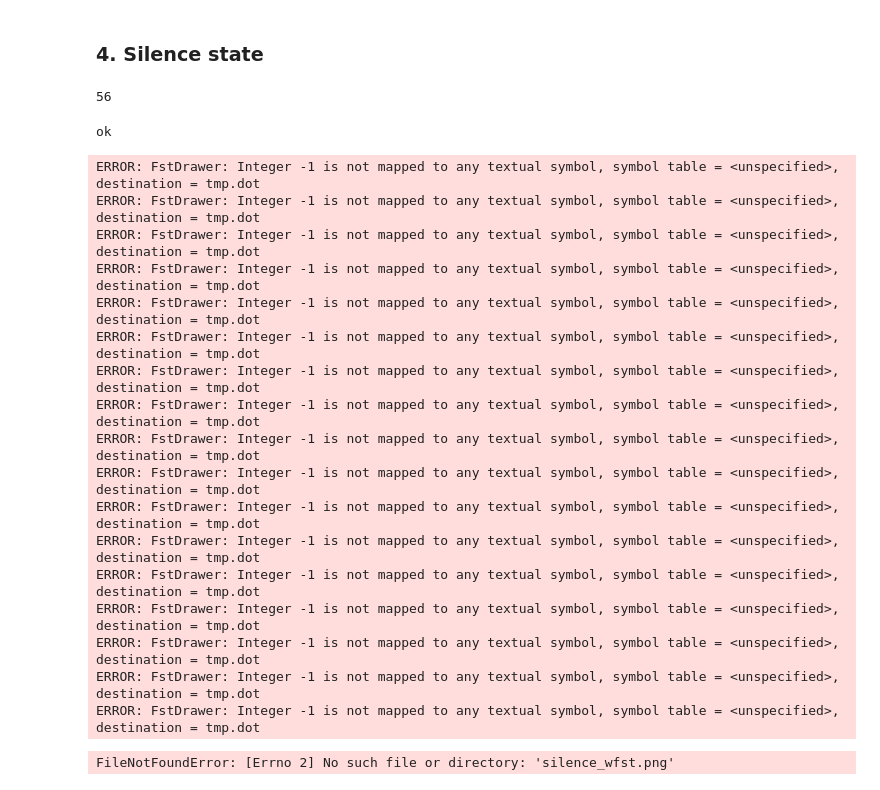
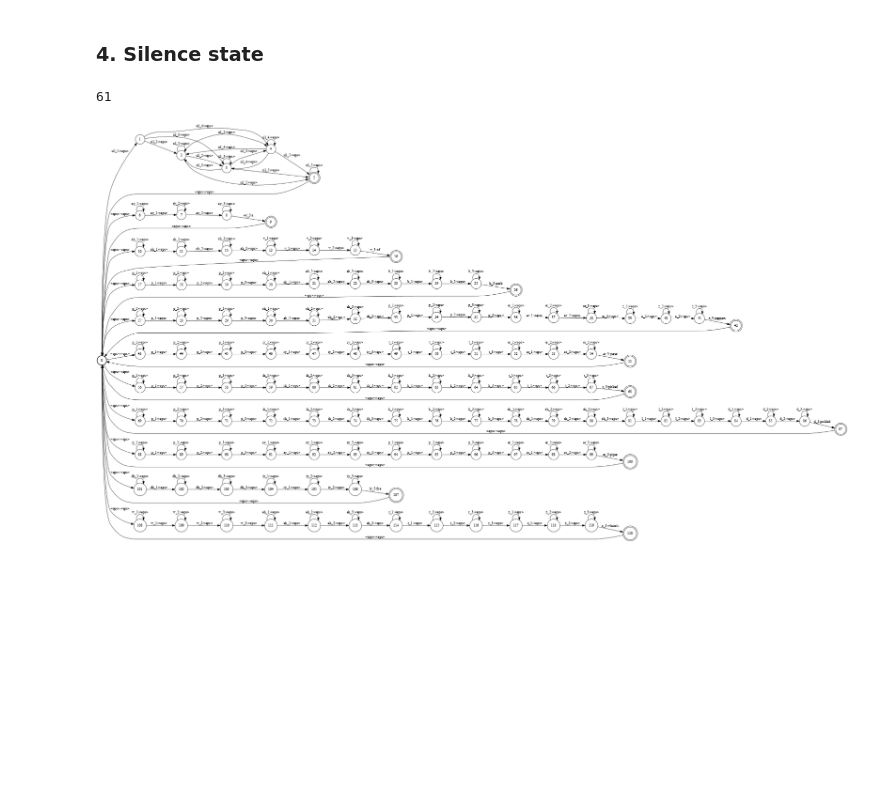
Before and after one commit to LIM-june/INFR11033_assignment, a Jupyter notebook: assignment.ipynb, the cells around one changed output. Drawn from its saved outputs; the diff is of its cells as text; code cells hidden in the pictures; blank space fills up the shorter version.

Commit message:
added silence model

```diff
--- a/assignment.ipynb
+++ b/assignment.ipynb
@@ -758,13 +758,13 @@ Substiution: 2, Deletion: 0, Insertion: 6, Number of words: 10, Accuracy: 0.800
 # %% [markdown]
 ### 4. Silence state
 # %%
-state_table.add_symbol("sli_1")
-state_table.add_symbol("sli_2")
-state_table.add_symbol("sli_3")
-state_table.add_symbol("sli_4")
-state_table.add_symbol("sli_5")
+state_table.add_symbol("sil_1")
+state_table.add_symbol("sil_2")
+state_table.add_symbol("sil_3")
+state_table.add_symbol("sil_4")
+state_table.add_symbol("sil_5")
 # %% [output]
-56
+61
 # %%
 class SilenceWfst:
 
@@ -846,8 +846,8 @@ class SilenceWfst:
             for j in range(2, 5):
                 f.add_arc(i, fst.Arc(state_table.find(f"sil_{i}"), 0, None, j))
             f.add_arc(i, fst.Arc(state_table.find(f"sil_5"), 0, None, 5))
-        print("ok")
         f.add_arc(5, fst.Arc(state_table.find("sil_5"), 0, None, 5))
+        f.set_final(5)
         f.add_arc(5, fst.Arc(0, 0, None, start_state))
         for word, phones in self.lex.items():
             current_state = f.add_state()
@@ -856,53 +856,35 @@ class SilenceWfst:
             else:
                 f.add_arc(start_state, fst.Arc(0, 0, -math.log(self.uni_prob_dict[word]), current_state))
             for idx,phone in enumerate(phones):
                 if idx == len(phones)-1:
                     olabel = word_table.find(word)
                     current_state = self.generate_weighted_phone_wfst(f, current_state, phone, self.n, olabel)
                 else:
                     current_state = self.generate_weighted_phone_wfst(f, current_state, phone, self.n, 0)
             # note: new current_state is now set to the final state of the previous phone WFST
             if self.final_prob_dict == None:
                 f.set_final(current_state)
             else:
                 f.set_final(current_state, -math.log(self.final_prob_dict[word]))
             f.add_arc(current_state, fst.Arc(0, 0, 0, start_state))
 
         f.set_input_symbols(state_table)
         f.set_output_symbols(word_table)
 
         return f
 
 
     def plot(self):
         """
         """
 
         # We need special code to display the higher-resolution WFSTs inside Jupyter notebook
         from subprocess import check_call
         from IPython.display import Image
         self.f.draw('tmp.dot', portrait=True)
         check_call(['dot','-Tpng','-Gdpi=200','tmp.dot','-o','tmp.png'])
-        return Image(filename='silence_wfst.png')
+        return Image(filename='tmp.png')
+
+SilenceWfst().plot()
+# %% [output]
+[figure, added]
-# %%
-SilenceWfst().plot()
-# %% [output]
-ok
-ERROR: FstDrawer: Integer -1 is not mapped to any textual symbol, symbol table = <unspecified>, destination = tmp.dot
-ERROR: FstDrawer: Integer -1 is not mapped to any textual symbol, symbol table = <unspecified>, destination = tmp.dot
-ERROR: FstDrawer: Integer -1 is not mapped to any textual symbol, symbol table = <unspecified>, destination = tmp.dot
-ERROR: FstDrawer: Integer -1 is not mapped to any textual symbol, symbol table = <unspecified>, destination = tmp.dot
-ERROR: FstDrawer: Integer -1 is not mapped to any textual symbol, symbol table = <unspecified>, destination = tmp.dot
-ERROR: FstDrawer: Integer -1 is not mapped to any textual symbol, symbol table = <unspecified>, destination = tmp.dot
-ERROR: FstDrawer: Integer -1 is not mapped to any textual symbol, symbol table = <unspecified>, destination = tmp.dot
-ERROR: FstDrawer: Integer -1 is not mapped to any textual symbol, symbol table = <unspecified>, destination = tmp.dot
-ERROR: FstDrawer: Integer -1 is not mapped to any textual symbol, symbol table = <unspecified>, destination = tmp.dot
-ERROR: FstDrawer: Integer -1 is not mapped to any textual symbol, symbol table = <unspecified>, destination = tmp.dot
-ERROR: FstDrawer: Integer -1 is not mapped to any textual symbol, symbol table = <unspecified>, destination = tmp.dot
-ERROR: FstDrawer: Integer -1 is not mapped to any textual symbol, symbol table = <unspecified>, destination = tmp.dot
-ERROR: FstDrawer: Integer -1 is not mapped to any textual symbol, symbol table = <unspecified>, destination = tmp.dot
-ERROR: FstDrawer: Integer -1 is not mapped to any textual symbol, symbol table = <unspecified>, destination = tmp.dot
-ERROR: FstDrawer: Integer -1 is not mapped to any textual symbol, symbol table = <unspecified>, destination = tmp.dot
-ERROR: FstDrawer: Integer -1 is not mapped to any textual symbol, symbol table = <unspecified>, destination = tmp.dot
-ERROR: FstDrawer: Integer -1 is not mapped to any textual symbol, symbol table = <unspecified>, destination = tmp.dot
-FileNotFoundError: [Errno 2] No such file or directory: 'silence_wfst.png'
```
Also changed, not shown: parts of 8 cells of this notebook, 6 other files.
